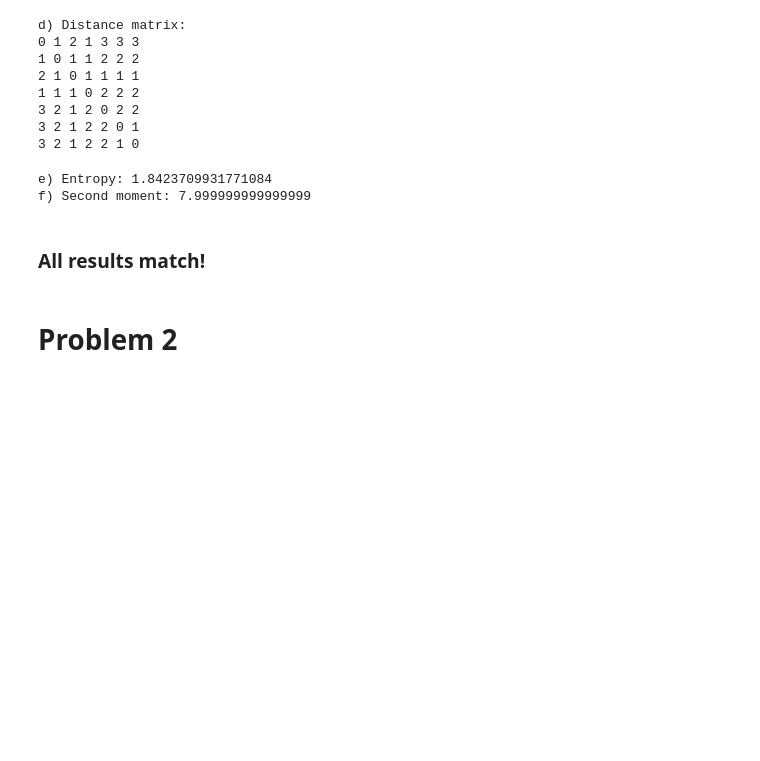
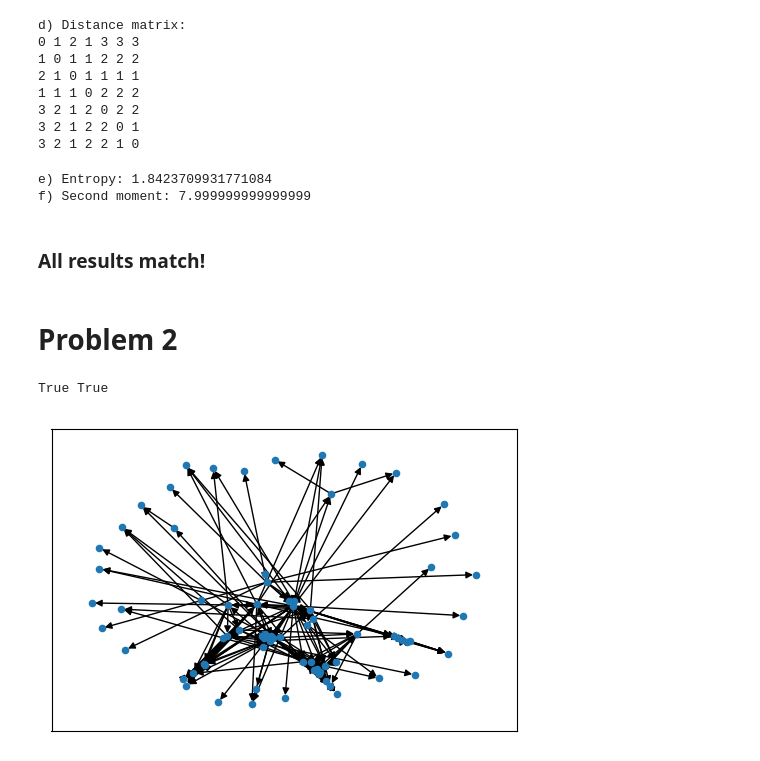
Before and after one commit to matheushjs/sandbox, a Jupyter notebook: complex_nets/lista1.ipynb, the cells around one changed output. Saved outputs shown, nothing was run; the diff lists cells and outputs as text; code cells hidden in the pictures; blank space fills up the shorter version.

```diff
--- a/complex_nets/lista1.ipynb
+++ b/complex_nets/lista1.ipynb
@@ -181,3 +181,20 @@ f) Second moment: 7.999999999999999
 ### All results match!
 # %% [markdown]
 # Problem 2
+# %%
+lesG = nx.read_weighted_edgelist("lesmis.txt", nodetype=int, create_using=nx.DiGraph)
+lesG.remove_edges_from(lesG.selfloop_edges())
+#lesG = sorted(nx.connected_component_subgraphs(lesG), key = len)[-1]
+
+ecoG = nx.read_weighted_edgelist("eco-foodweb-baywet.txt", nodetype=int, create_using=nx.DiGraph)
+ecoG.remove_edges_from(ecoG.selfloop_edges())
+#ecoG = sorted(nx.connected_component_subgraphs(ecoG), key = len)[-1]
+# %%
+print(lesG.is_directed(), ecoG.is_directed())
+# %% [output]
+True True
+# %%
+plt.figure(dpi=100)
+nx.draw_networkx(lesG, arrows=True, pos=nx.spring_layout(lesG), with_labels=False, node_size=20)
+# %% [output]
+[figure, added]
```
Also changed, not shown: parts of 10 cells of this notebook.
